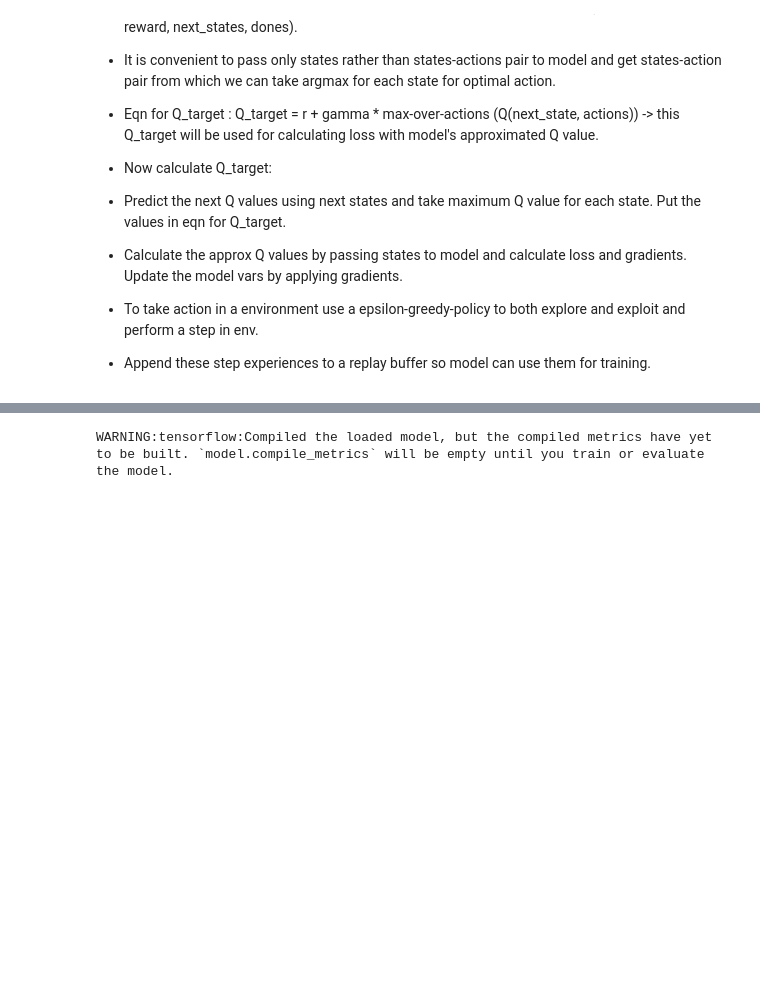
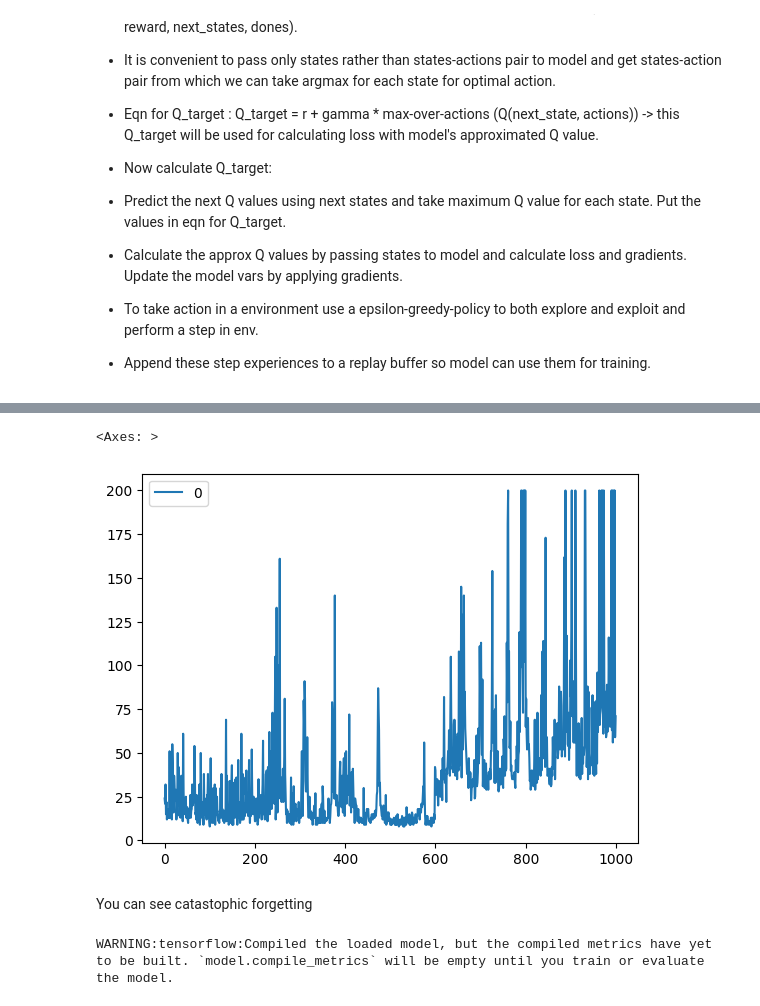
Before and after one commit to anmol438/RL-Projects, a Jupyter notebook: Deep Q Learning/deep-q-leaning.ipynb, the cells around one changed output, grey strips where cells are left out. Cells and saved outputs as stored; diff of their text form; code cells hidden in the pictures; blank space fills up the shorter version.

Commit message:
debugging and model testing

```diff
--- a/Deep Q Learning/deep-q-leaning.ipynb
+++ b/Deep Q Learning/deep-q-leaning.ipynb
@@ -39,29 +40,30 @@ def epsilon_greedy_policy(state, epsilon):
 def get_past_experiences(batch_size):
     ind = np.random.randint(len(replay_buffer), size=batch_size) # selecting batch_size number of past env experience
     states, actions, next_states, rewards, terms, truncs = [
-        [replay_buffer[i][j] for i in ind] for j in range(6)]
+        np.array([replay_buffer[i][j] for i in ind]) for j in range(6)]
 
-    return np.array(states), actions, np.array(next_states), rewards, terms, truncs
+    return states, actions, next_states, rewards, terms, truncs
 # %%
 def training_step(batch_size):
     past_epx = get_past_experiences(batch_size)
     states, actions, next_states, rewards, terms, truncs = past_epx
-
     # calculating Q_target values for the actions selected by agent:
     # let's calculate Q prime first
-    next_Q_values = model.predict(np.array(next_states), verbose=0) # cal Q values for next state-action pair
-    max_next_Q_values = np.max(next_Q_values, axis=1) # taking maximum over next-action for each state (1D array)
-
-    Q_target = rewards + (1 - (term or trunc)) * discount_factor * max_next_Q_values # there will not be next state for terminal step
-
+    next_Q_values = model.predict(next_states, verbose=0) # cal Q values for next state-action pair
+    max_next_Q_values = np.max(next_Q_values, axis=1) # taking maximum over next-action for each state
+    Q_target = rewards + (1 - (terms + truncs)) * discount_factor * max_next_Q_values # there will not be next state for terminal step
+    Q_target = Q_target[:,None]
     # create a mask from actions to filter the approximated Q values from the model to consider only taken actions
     mask = tf.one_hot(actions, n_output)
 
     with tf.GradientTape() as tape:
 
         Q_values = model(states)
+        all_Q.append(Q_values)
         Q_values = tf.reduce_sum(Q_values*mask, axis=1, keepdims=True) # zero out the other actions and collapsing the each array to single value
+
         loss = tf.reduce_mean(loss_fn(Q_target, Q_values))
+        losses.append(loss)
 
     gradients = tape.gradient(loss, model.trainable_variables)
     optimizer.apply_gradients(zip(gradients, model.trainable_variables)) # gradient descent
@@ -104,3 +114,10 @@ for episode in range(n_episode):
+# %%
+pd.DataFrame(ep_reward).plot()
+# %% [output]
+<Axes: >
+[figure, added]
+# %% [markdown]
+You can see catastophic forgetting
 # %%
 save_model(model, 'deep-q-learning-model.h5')
 # %% [output]
```
Also changed, not shown: parts of 3 cells of this notebook, 2 other files.
